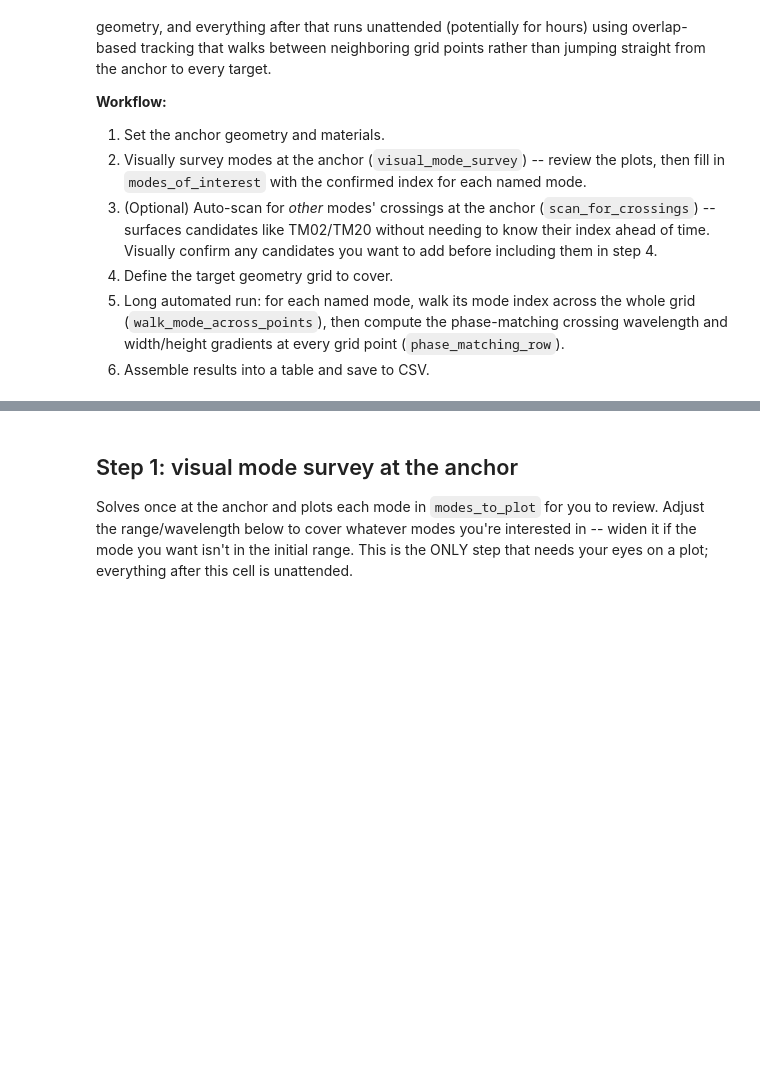
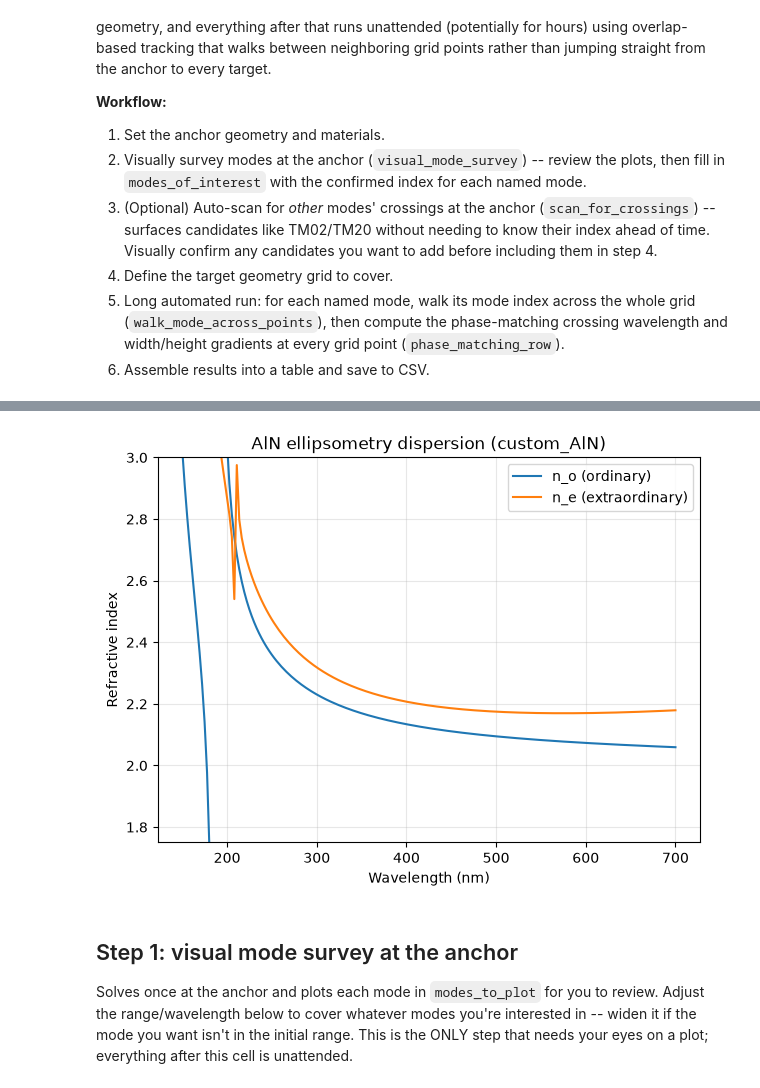
Before and after one commit to uviquityBF/eMode_scripts, a Jupyter notebook: phase_matching_pipeline/General_PhaseMatching_Pipeline.ipynb, the cells around one changed output, grey strips where cells are left out. Drawn from its saved outputs; the diff is of its cells as text; code cells hidden in the pictures; blank space fills up the shorter version.

```diff
--- a/phase_matching_pipeline/General_PhaseMatching_Pipeline.ipynb
+++ b/phase_matching_pipeline/General_PhaseMatching_Pipeline.ipynb
@@ -37,3 +59,26 @@ anisotropic_equation = f"[{eq_o},{eq_e},{eq_o}]"
+# %%
+# Ellipsometry check: evaluate eq_o/eq_e directly (same strings passed to add_material) over the
+# wavelength range this pipeline spans -- roughly the UV SHG signal (~150-300nm) through the
+# visible/near-IR pump (2x that, up to ~700nm+).
+import matplotlib.pyplot as plt
+
+wl_um = np.linspace(0.15, 0.7, 200)  # [um] -- eq_o/eq_e expect x in um (add_material's wavelength_unit)
+x = wl_um
+n_o = eval(eq_o)
+n_e = eval(eq_e)
+
+fig, ax = plt.subplots(figsize=(7, 5))
+ax.plot(wl_um * 1000, n_o, label='n_o (ordinary)')
+ax.plot(wl_um * 1000, n_e, label='n_e (extraordinary)')
+ax.set_xlabel('Wavelength (nm)')
+ax.set_ylabel('Refractive index')
+ax.set_title('AlN ellipsometry dispersion (custom_AlN)')
+ax.legend()
+ax.grid(True, alpha=0.3)
+ax.set_ylim(1.75, 3)
+plt.show()
+# %% [output]
+[figure, added]
 # %% [markdown]
 ## Step 1: visual mode survey at the anchor
 
```
Also changed, not shown: parts of 9 cells of this notebook, 1 other file.
